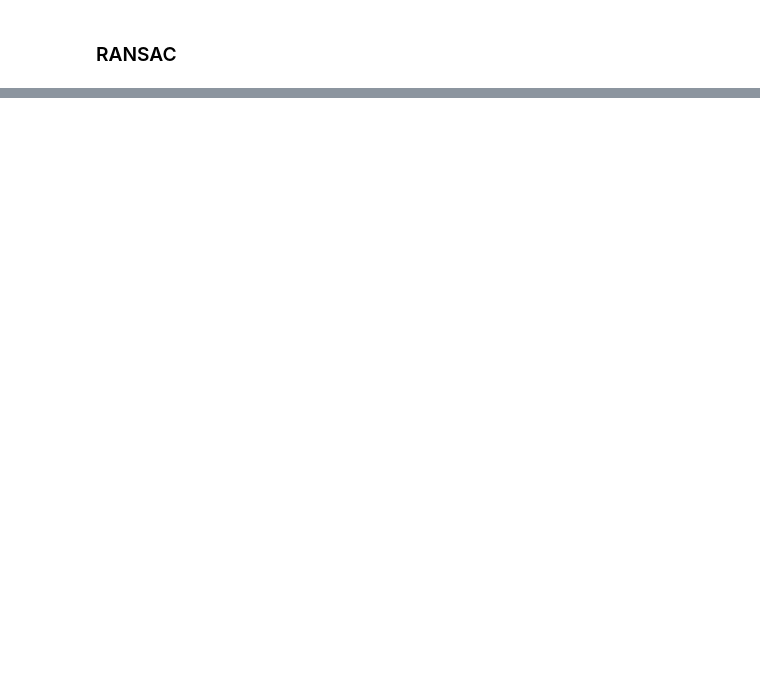
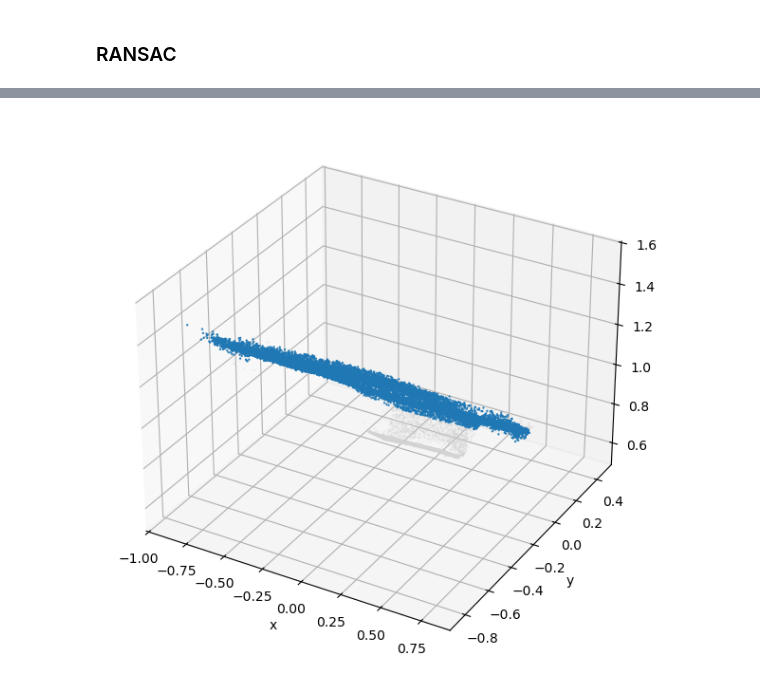
Before and after one commit to Tashhfia/Box-Size-Estimation-with-RANSAC, a Jupyter notebook: Box_Size_Estimation.ipynb, the cells around one changed output, grey strips where cells are left out. Saved outputs shown, nothing was run; the diff lists cells and outputs as text; code cells hidden in the pictures; blank space fills up the shorter version.

```diff
--- a/Box_Size_Estimation.ipynb
+++ b/Box_Size_Estimation.ipynb
@@ -338,0 +424,27 @@ plt.show()
+# %%
+def RANSAC(PC, max_iter, distance_thresh):
+    best_count = -1
+    best_n = None
+    best_d = None
+    best_inliers = None
+
+    if PC.shape[0] < 3:
+        raise ValueError("Not enough points to fit a plane.")
+
+    for iter in range(max_iter):
+        points = sample_points(PC.shape[0])
+        n, d, valid = fit_plane(PC[points, :])
+
+        if not valid:
+            continue
+
+        distances = calculate_distance(PC, n, d)
+        inliers, idx, inlier_count = find_inliers(distances, distance_thresh)
+
+        if inlier_count > best_count:
+            best_count = inlier_count
+            best_n = n
+            best_d = d
+            best_inliers = inliers
+
+    return best_n, best_d, best_inliers, best_count
@@ -338,0 +457,14 @@ plt.show()
+# %%
+N = P_all.shape[0]
+sub = np.random.choice(N, min(30_000, N), replace=False)
+inl_sub = best_mask1d[sub]
+X, Y, Z = P_all[sub,0], P_all[sub,1], P_all[sub,2]
+
+fig = plt.figure(figsize=(7,6)); ax = fig.add_subplot(111, projection='3d')
+ax.scatter(X[~inl_sub], Y[~inl_sub], Z[~inl_sub], s=0.25, c='lightgray', alpha=0.25)
+ax.scatter(X[inl_sub],  Y[inl_sub],  Z[inl_sub],  s=0.5,  c='tab:blue', alpha=0.9)
+
+ax.set_xlabel('x'); ax.set_ylabel('y'); ax.set_zlabel('z')
+plt.tight_layout(); plt.show()
+# %% [output]
+[figure, added]
```
Also changed, not shown: parts of 15 cells of this notebook.
